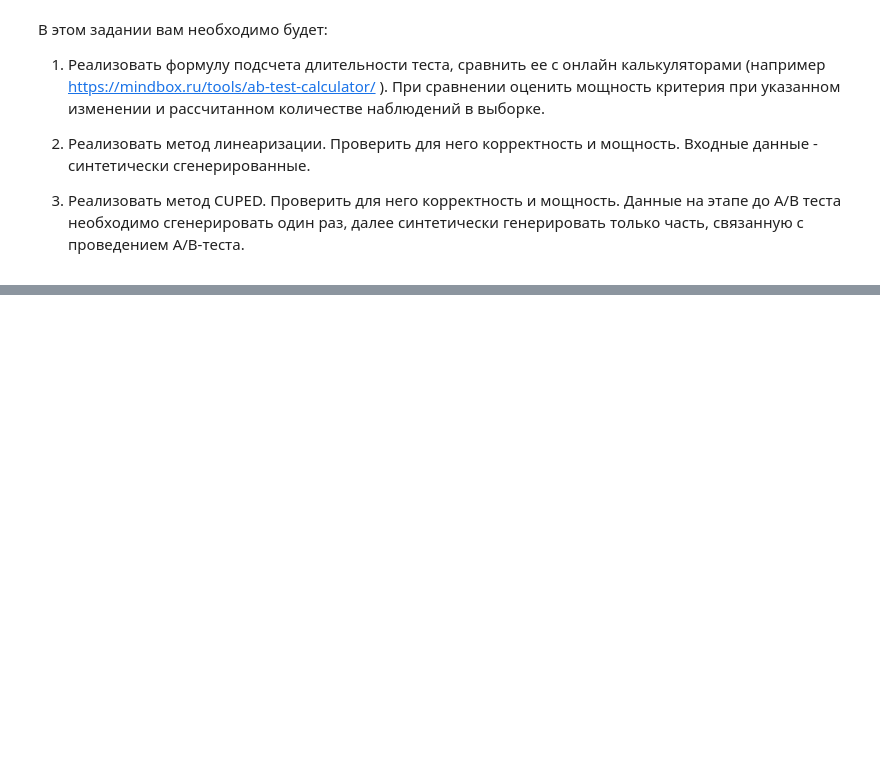
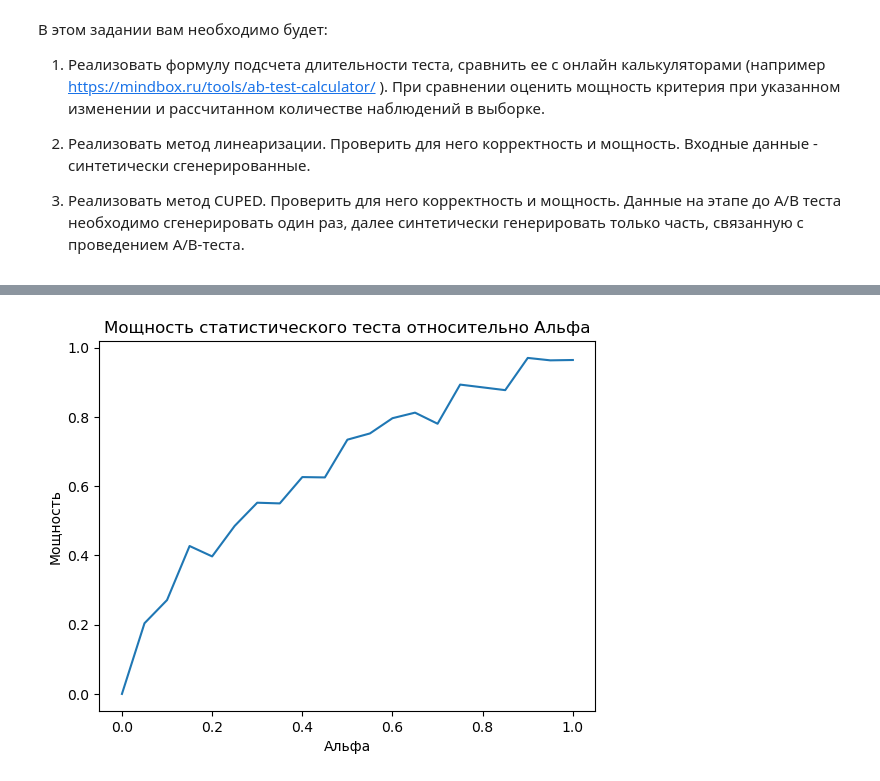
Before and after one commit to honitsu/abtests_vk, a Jupyter notebook: 02/hw2.ipynb, the cells around one changed output, grey strips where cells are left out. Saved outputs shown, nothing was run; the diff lists cells and outputs as text; code cells hidden in the pictures; blank space fills up the shorter version.

```diff
--- a/02/hw2.ipynb
+++ b/02/hw2.ipynb
@@ -189,0 +14,82 @@ CUPED T-statistic: 0.4509, P-value: 0.6521
+# %%
+ALPHA=0.05 # Вероятность отвергнуть H0
+POWER=0.8  # Мощность
+EFFECT=0.1 # Ожидаемый абсолютный прирост 10%
+# %%
+# Функция моделирует мощность критерия
+def calc_power(distrib_a, distrib_b, params_a, params_b, num_simulations, alpha):
+    type1_error_count = 0
+    for _ in range(num_simulations):
+        a = distrib_a(**params_a)
+        b = distrib_b(**params_b)
+        _, p_value = stats.ttest_ind(a, b, alternative='two-sided')
+        if p_value < alpha:
+            type1_error_count += 1
+    return type1_error_count / num_simulations
+
+# Функция для получения групп
+def get_group(params_a, params_b, params_view, view_distrib):
+
+    views_a = view_distrib(**params_view).astype(int)
+    views_b = view_distrib(**params_view).astype(int)
+
+    clicks_a = np.random.binomial(views_a, **params_a)
+    clicks_b = np.random.binomial(views_b, **params_b)
+
+    return clicks_a, views_a, clicks_b, views_b
+
+# Функция расчета длительности эксперимента
+def calc_duration(k, effect, sigma2_a, sigma2_b, alpha, beta):
+    z_alpha = stats.norm.ppf(1 - alpha/2)
+    z_beta = stats.norm.ppf(beta)
+    z = z_alpha + z_beta
+    n = (k + 1) * z**2 * (sigma2_a + sigma2_b/k) / (effect**2)
+    return ceil(n)
+
+# Рассчет длительности теста и размера выборки
+p = 0.4
+q = 1 - p
+p_e = p + EFFECT
+q_e = q - EFFECT
+
+assert (p + q) == (p_e + q_e) == 1
+
+sigma2_a = p * q
+sigma2_b = p_e * q_e
+
+size = calc_duration(1, EFFECT, sigma2_a, sigma2_b, ALPHA, 1 - POWER)
+params_a = {'n': 1, 'p': p, 'size': size//2}
+params_b = {'n': 1, 'p': p_e, 'size': size//2}
+
+# Рассчет мощности критерия
+power_t = calc_power(
+    distrib_a=np.random.binomial,
+    distrib_b=np.random.binomial,
+    params_a=params_a,
+    params_b=params_b,
+    num_simulations=1000,
+    alpha=ALPHA
+)
+
+print(f"Размер выборки: {size}")
+print(f"Мощность критерия: {power_t * 100:.2f}%")
+
+powers = []
+for alpha in np.arange(0.0, 1+ALPHA, ALPHA):
+    power = calc_power(
+        distrib_a=np.random.binomial,
+        distrib_b=np.random.binomial,
+        params_a=params_a,
+        params_b=params_b,
+        num_simulations=1000,
+        alpha=alpha
+    )
+    powers.append(power)
+
+# Отображаем результаты
+plt.plot(np.arange(0.0, 1.05, 0.05), powers)
+plt.xlabel('Альфа')
+plt.ylabel('Мощность')
+plt.title('Мощность статистического теста относительно Альфа')
+plt.show()
+# %% [output]
@@ -189,0 +98 @@ CUPED T-statistic: 0.4509, P-value: 0.6521
+[figure, added]
```
Also changed, not shown: parts of 9 cells of this notebook.
